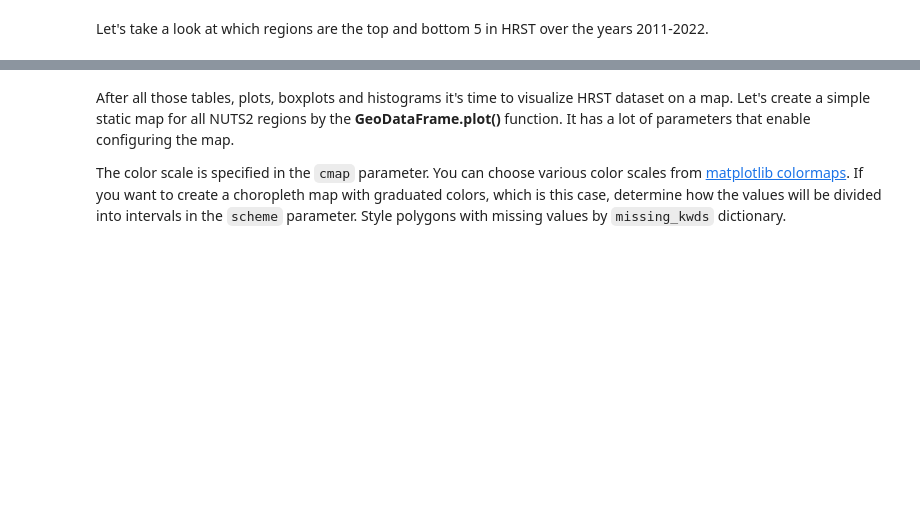
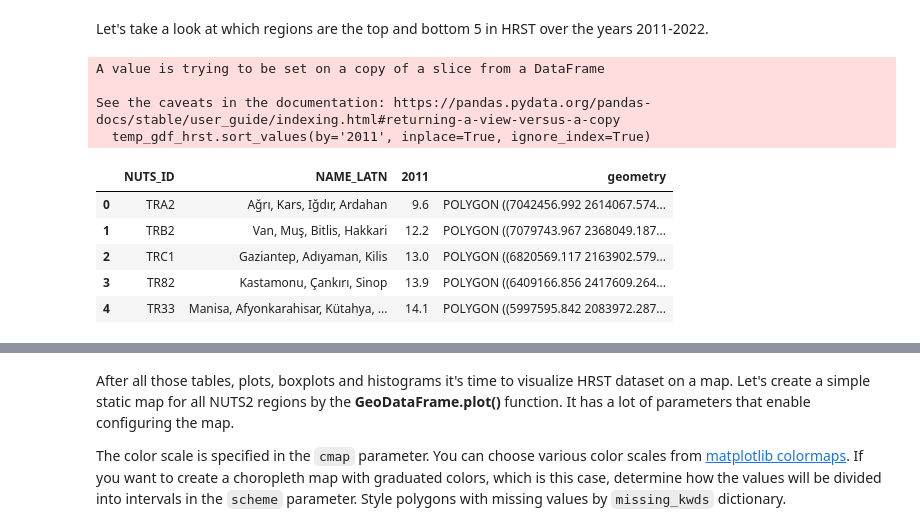
Before and after one commit to GISAdamToth/ArcGIS_Notebooks_thesis, a Jupyter notebook: eurostat/eurostat.ipynb, the cells around one changed output, grey strips where cells are left out. Cells and saved outputs as stored; diff of their text form; code cells hidden in the pictures; blank space fills up the shorter version.

Commit message:
top and bottom 5 in progress

```diff
--- a/eurostat/eurostat.ipynb
+++ b/eurostat/eurostat.ipynb
@@ -454,3 +449,22 @@ You can see that it is a different story now. Quite a lot of outliers especially
 Let's take a look at which regions are the top and bottom 5 in HRST over the years 2011-2022.
 # %%
 # the part with selecting top and bottom 5 regions a showing them in a dataframe table and maybe a map and maybe a bar plot
+# %%
+temp_gdf_hrst = nuts2_gdf_hrst.dropna(subset='2011')
+temp_gdf_hrst.sort_values(by='2011', inplace=True, ignore_index=True)
+
+bottom5_2011 = temp_gdf_hrst.loc[0:4, ('NUTS_ID', 'NAME_LATN', '2011', 'geometry')]
+top5_2011 = temp_gdf_hrst.loc[len(temp_gdf_hrst)-5:len(temp_gdf_hrst)-1, ('NUTS_ID', 'NAME_LATN', '2011', 'geometry')]
+
+bottom5_2011
+# %% [output]
+A value is trying to be set on a copy of a slice from a DataFrame
+
+See the caveats in the documentation: https://pandas.pydata.org/pandas-docs/stable/user_guide/indexing.html#returning-a-view-versus-a-copy
+  temp_gdf_hrst.sort_values(by='2011', inplace=True, ignore_index=True)
+|  | NUTS_ID | NAME_LATN | 2011 | geometry |
+| 0 | TRA2 | Ağrı, Kars, Iğdır, Ardahan | 9.6 | POLYGON ((7042456.992 2614067.574... |
+| 1 | TRB2 | Van, Muş, Bitlis, Hakkari | 12.2 | POLYGON ((7079743.967 2368049.187... |
+| 2 | TRC1 | Gaziantep, Adıyaman, Kilis | 13.0 | POLYGON ((6820569.117 2163902.579... |
+| 3 | TR82 | Kastamonu, Çankırı, Sinop | 13.9 | POLYGON ((6409166.856 2417609.264... |
+| 4 | TR33 | Manisa, Afyonkarahisar, Kütahya, ... | 14.1 | POLYGON ((5997595.842 2083972.287... |
```
Also changed, not shown: parts of 6 cells of this notebook, 1 other file.
